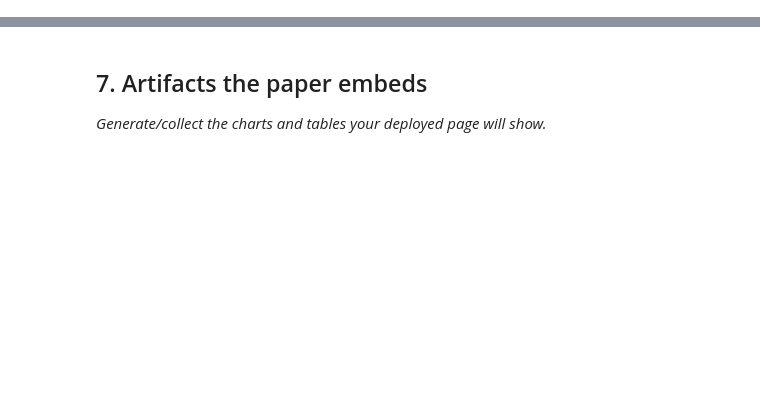
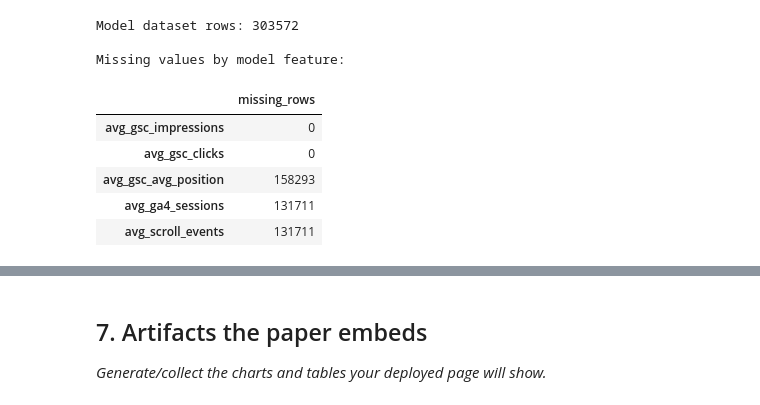
Before and after one commit to Srinadh2314/srinadh-flyrank-intership, a Jupyter notebook: work/notebooks/capstone.ipynb, the cells around one changed output, grey strips where cells are left out. Saved outputs shown, nothing was run; the diff lists cells and outputs as text; code cells hidden in the pictures; blank space fills up the shorter version.

```diff
--- a/work/notebooks/capstone.ipynb
+++ b/work/notebooks/capstone.ipynb
@@ -32,0 +310,22 @@ This skeleton is yours to fill. Work the sections **in order** — each one has
+# %%
+print("Model dataset rows:", len(model_df))
+
+print("\nMissing values by model feature:")
+missing_values = (
+    model_df[features]
+    .isna()
+    .sum()
+    .to_frame("missing_rows")
+)
+
+display(missing_values)
+# %% [output]
+Model dataset rows: 303572
+
+Missing values by model feature:
+|  | missing_rows |
+| avg_gsc_impressions | 0 |
+| avg_gsc_clicks | 0 |
+| avg_gsc_avg_position | 158293 |
+| avg_ga4_sessions | 131711 |
+| avg_scroll_events | 131711 |
```
Also changed, not shown: parts of 27 cells of this notebook.
